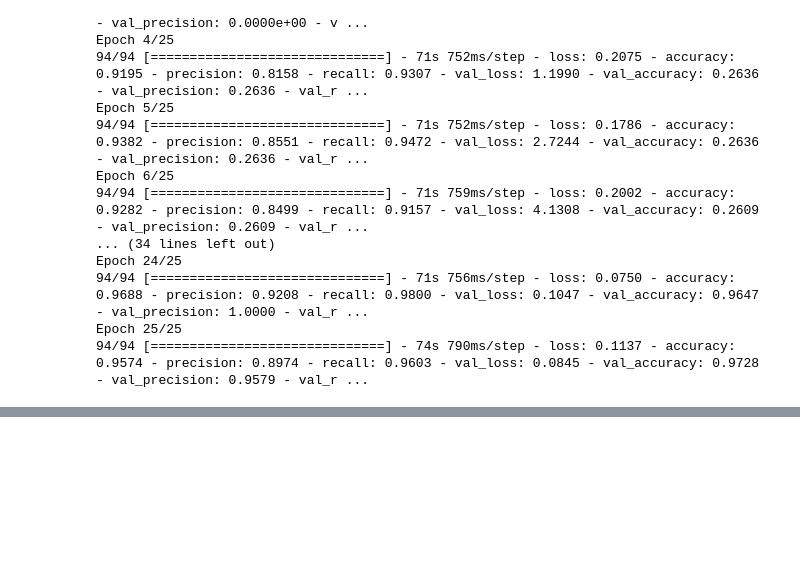
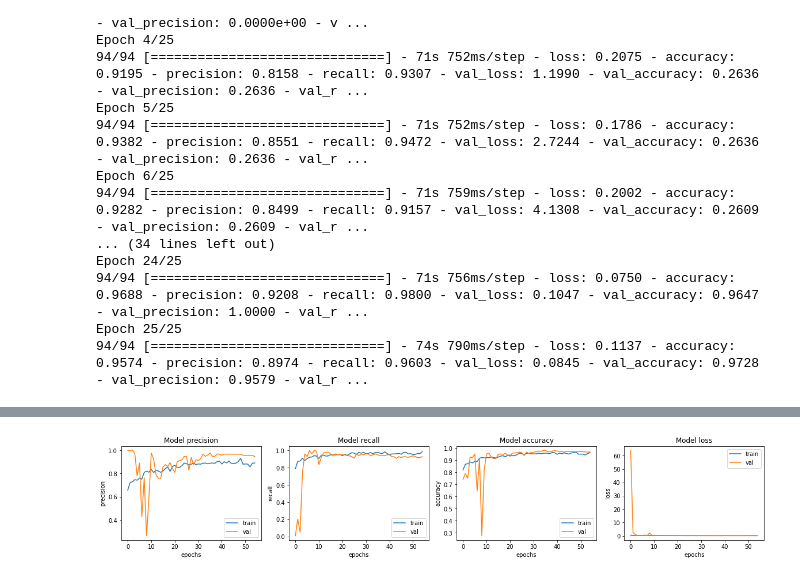
Before and after one commit to mimuruth-msft/Chest_X-Ray_Images_Preprocessing, a Jupyter notebook: Chest_X_Ray_Images_Preprocessing.ipynb, the cells around one changed output, grey strips where cells are left out. Drawn from its saved outputs; the diff is of its cells as text; code cells hidden in the pictures; blank space fills up the shorter version.

```diff
--- a/Chest_X_Ray_Images_Preprocessing.ipynb
+++ b/Chest_X_Ray_Images_Preprocessing.ipynb
@@ -120,12 +120,12 @@ from plotly.subplots import make_subplots
 fig = make_subplots(rows=1, cols=3,specs=[[{"type": "pie"}, {"type": "pie"}, {"type": "pie"}]])
 # create empty figure trace
 figure_traces = []
-# Get the Express fig broken down as traces and add the traces to the proper plot within in the subplot
+# Get express fig broken down as traces and add the traces to the proper plot within in the subplot
 i=1
 for p in plot:
     fig.add_trace(go.Pie(labels=["Normal","Pneumonia"],
             values=[len(plot[p][0]),len(plot[p][1])],
-            marker={'colors':['orange','blue']},
+            marker={'colors':['orange','darkblue']},
             hole=0.2),
             row=1,col=i)
     i+=1
@@ -428,0 +429,14 @@ Epoch 22/100
+# %%
+# visualizing model performance i.e., accuracy and loss values for the second round of training
+fig, ax = plt.subplots(1, 4, figsize=(20, 3))
+ax = ax.ravel()
+
+for i, met in enumerate(['precision', 'recall', 'accuracy', 'loss']):
+    ax[i].plot(history.history[met])
+    ax[i].plot(history.history['val_' + met])
+    ax[i].set_title('Model {}'.format(met))
+    ax[i].set_xlabel('epochs')
+    ax[i].set_ylabel(met)
+    ax[i].legend(['train', 'val'])
+# %% [output]
+[figure, added]
```
Also changed, not shown: parts of 1 cell of this notebook.
